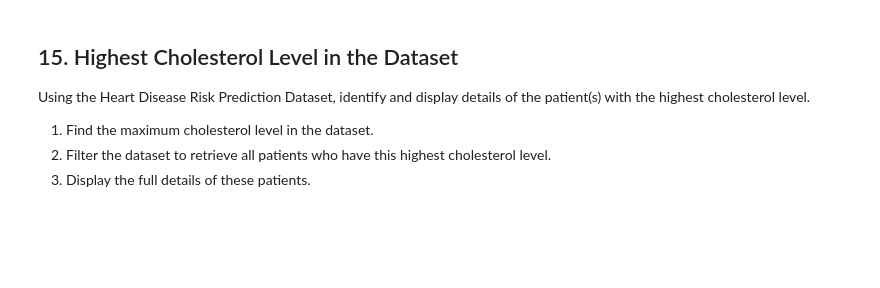
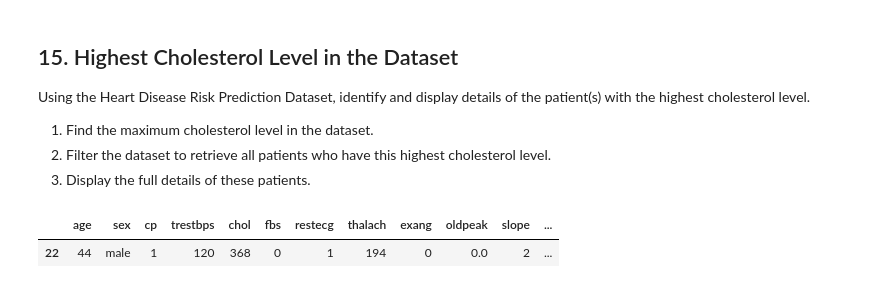
Before and after one commit to BhanuSravani05/BhanuSravani62794, a Jupyter notebook: Another_copy_of_Data_Visualisation_Lab2.ipynb, the cells around one changed output. Cells and saved outputs as stored; diff of their text form; code cells hidden in the pictures; blank space fills up the shorter version.

```diff
--- a/Another_copy_of_Data_Visualisation_Lab2.ipynb
+++ b/Another_copy_of_Data_Visualisation_Lab2.ipynb
@@ -235,0 +305,7 @@ Using the Heart Disease Risk Prediction Dataset, identify and display details of
+# %%
+max_chol = heart_df['chol'].max()
+patients_max_chol = heart_df[heart_df['chol'] == max_chol]
+patients_max_chol
+# %% [output]
+|  | age | sex | cp | trestbps | chol | fbs | restecg | thalach | exang | oldpeak | slope | ... |
+| 22 | 44 | male | 1 | 120 | 368 | 0 | 1 | 194 | 0 | 0.0 | 2 | ... |
```
Also changed, not shown: parts of 7 cells of this notebook.
